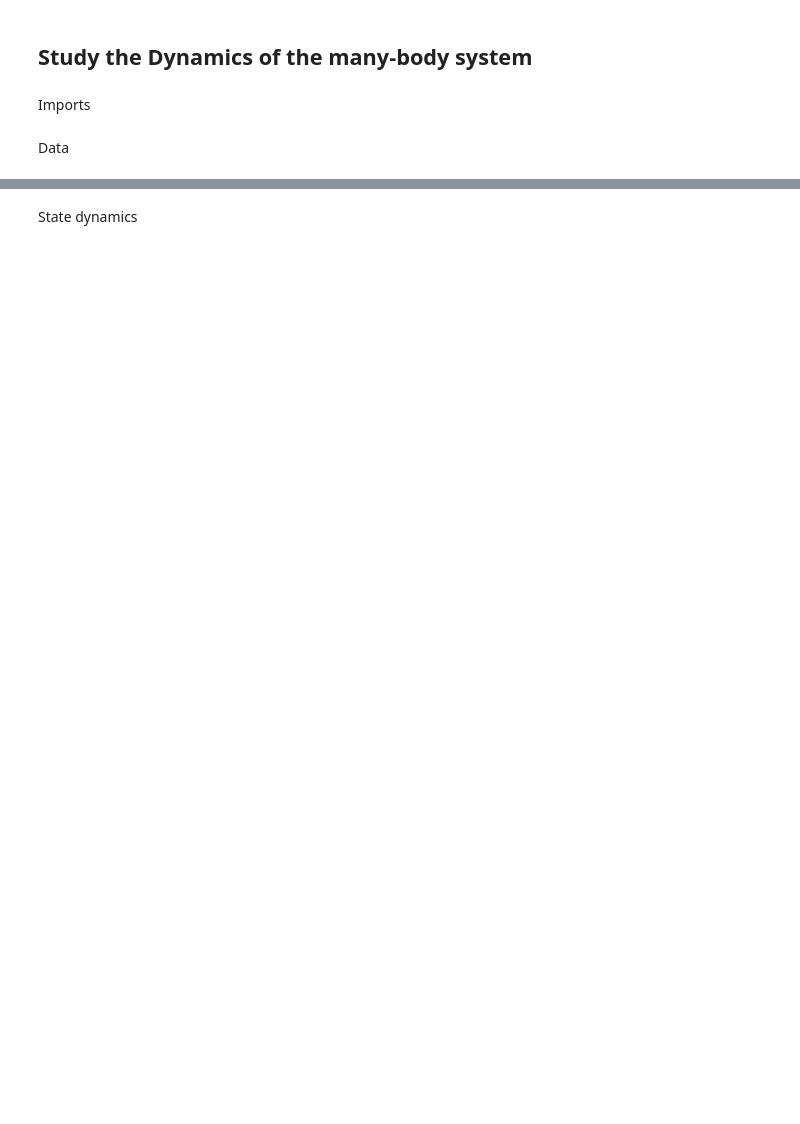
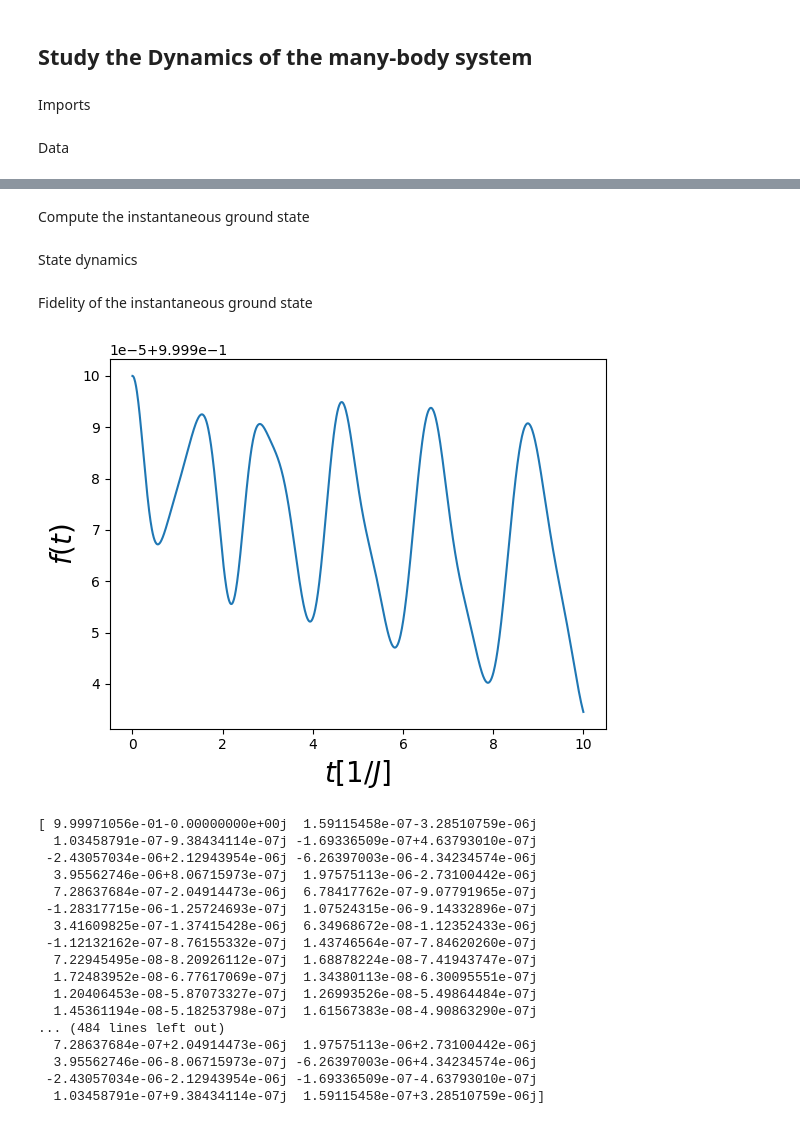
Before and after one commit to emacosta95/DL-VLM, a Jupyter notebook: time_dependent_evolution_mbs.ipynb, the cells around one changed output, grey strips where cells are left out. Cells and saved outputs as stored; diff of their text form; code cells hidden in the pictures; blank space fills up the shorter version.

```diff
--- a/time_dependent_evolution_mbs.ipynb
+++ b/time_dependent_evolution_mbs.ipynb
@@ -179,0 +245,2 @@ AttributeError: 'numpy.ndarray' object has no attribute 'detach'
+# %% [markdown]
+Compute the instantaneous ground state
@@ -184,0 +277,44 @@ print(state.shape)
+# %%
+#psi_t=output.states
+fid=[]
+for i in trange(time.shape[0]):
+    fid.append(np.linalg.norm(np.einsum('ai,ia->',psi_gs_t[i].dag(),psi_t[i]))**2)
+# %% [markdown]
+ Fidelity of the instantaneous ground state
+# %%
+
+plt.plot(time,fid)
+plt.xlabel(r'$t[1/J]$',fontsize=20)
+plt.ylabel(r'$f(t)$',fontsize=20)
+plt.show()
+
+fid_signal=fft(fid,norm='forward')
+w=np.arange(time.shape[0])*(np.pi*2)/tf
+print(fid_signal)
+plt.plot(w,fid_signal*np.conj(fid_signal))
+plt.xlabel(r'$\omega$',fontsize=20)
+plt.ylabel(r'$|f(\omega)|^2$')
+plt.ylim([0,10**-10])
+plt.xlim([0,50])
+plt.axvline(x=3,color='red',linestyle='--')
+#plt.semilogx()
+plt.show()
+# %% [output]
+[figure, added]
+[ 9.99971056e-01-0.00000000e+00j  1.59115458e-07-3.28510759e-06j
+  1.03458791e-07-9.38434114e-07j -1.69336509e-07+4.63793010e-07j
+ -2.43057034e-06+2.12943954e-06j -6.26397003e-06-4.34234574e-06j
+  3.95562746e-06+8.06715973e-07j  1.97575113e-06-2.73100442e-06j
+  7.28637684e-07-2.04914473e-06j  6.78417762e-07-9.07791965e-07j
+ -1.28317715e-06-1.25724693e-07j  1.07524315e-06-9.14332896e-07j
+  3.41609825e-07-1.37415428e-06j  6.34968672e-08-1.12352433e-06j
+ -1.12132162e-07-8.76155332e-07j  1.43746564e-07-7.84620260e-07j
+  7.22945495e-08-8.20926112e-07j  1.68878224e-08-7.41943747e-07j
+  1.72483952e-08-6.77617069e-07j  1.34380113e-08-6.30095551e-07j
+  1.20406453e-08-5.87073327e-07j  1.26993526e-08-5.49864484e-07j
+  1.45361194e-08-5.18253798e-07j  1.61567383e-08-4.90863290e-07j
+... (484 lines left out)
+  7.28637684e-07+2.04914473e-06j  1.97575113e-06+2.73100442e-06j
+  3.95562746e-06-8.06715973e-07j -6.26397003e-06+4.34234574e-06j
+ -2.43057034e-06-2.12943954e-06j -1.69336509e-07-4.63793010e-07j
+  1.03458791e-07+9.38434114e-07j  1.59115458e-07+3.28510759e-06j]
```
Also changed, not shown: parts of 18 cells of this notebook, 3 other files.
